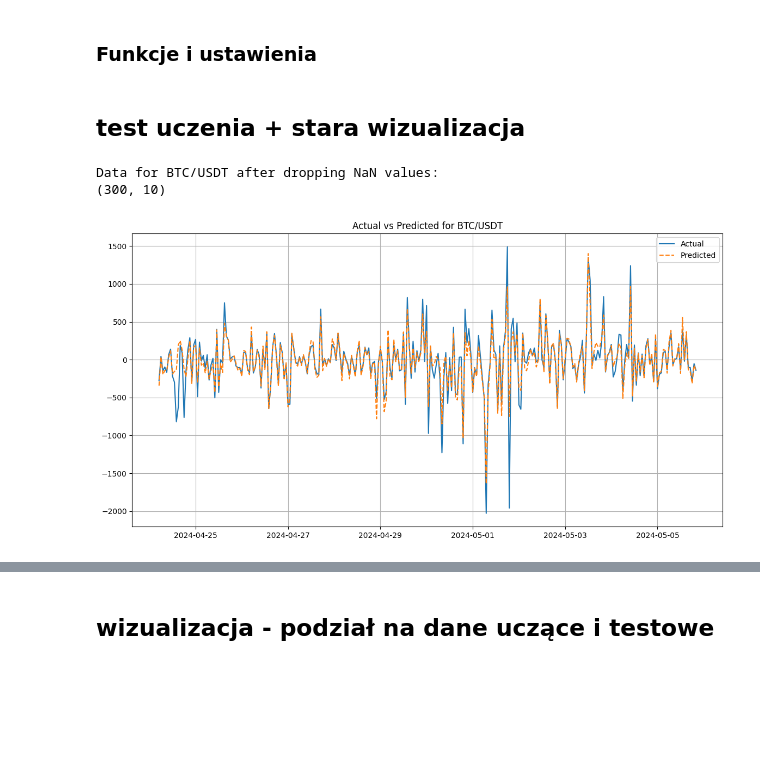
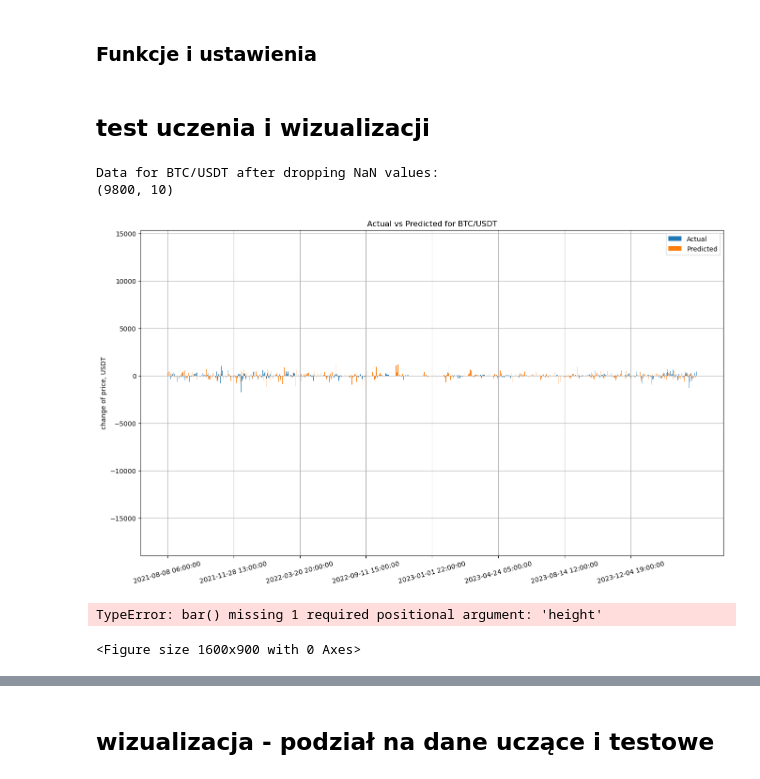
Before and after one commit to szym98/WSB_ML_crypto_model, a Jupyter notebook: Main_CryptoML.ipynb, the cells around one changed output, grey strips where cells are left out. Drawn from its saved outputs; the diff is of its cells as text; code cells hidden in the pictures; blank space fills up the shorter version.

```diff
--- a/Main_CryptoML.ipynb
+++ b/Main_CryptoML.ipynb
@@ -19,9 +21,12 @@ import matplotlib.pyplot as plt
 exchange = ccxt.binance()
 
 # Function to fetch OHLCV data
-def fetch_ohlcv(symbol, timeframe='1s', since=None):
-    ohlcv = exchange.fetch_ohlcv(symbol, timeframe, since=since)
-    dataframe = pd.DataFrame(ohlcv, columns=['timestamp', 'open', 'high', 'low', 'close', 'volume'])
+def fetch_ohlcv(symbol, timeframe='1h', n_frames=10000, since=None):
+    dataframe = pd.DataFrame(columns=['timestamp', 'open', 'high', 'low', 'close', 'volume'])
+    timediff = exchange.parse8601( datetime.utcnow().isoformat() ) - since
+    for i in range(1+n_frames//1000):
+        temp_ohlcv = pd.DataFrame(exchange.fetch_ohlcv(symbol, timeframe, since=since+(timediff*i*1000//n_frames), limit=1000),columns=['timestamp', 'open', 'high', 'low', 'close', 'volume'])
+        dataframe = pd.concat([dataframe, temp_ohlcv])
     dataframe['timestamp'] = pd.to_datetime(dataframe['timestamp'], unit='ms')
     # Add technical indicators
     dataframe['SMA_50'] = ta.trend.SMAIndicator(close=dataframe['close'], window=50).sma_indicator()
@@ -33,19 +38,13 @@ def fetch_ohlcv(symbol, timeframe='1s', since=None):
     dataframe.set_index('timestamp', inplace=True)
     return dataframe
 
-
 # Settings
 symbols= ['BTC/USDT', 'ETH/USDT', 'DOT/USDT', 'ADA/USDT', 'SOL/USDT']
 timeframe = '1h'
-n_hours = 1000  # Number of hours to fetch data for (e.g., 300 hours)
-since = exchange.parse8601(((datetime.utcnow()+ timedelta(hours=2)) - timedelta(hours=n_hours)).isoformat())
-
-dataframe = fetch_ohlcv(symbols[0], timeframe=timeframe, since=since)
-    # convert absolute values to relative values
-#dataframe.diff()
-dataframe
+n_hours = 25000  # ok. 3 lata
+since = exchange.parse8601( (datetime.utcnow() - timedelta(hours=n_hours)).isoformat() )
 # %% [markdown]
-## **test uczenia + stara wizualizacja** ##
+## **test uczenia i wizualizacji** ##
 # %%
 dataframe = fetch_ohlcv(symbols[0], timeframe=timeframe, since=since)
 
@@ -62,42 +61,39 @@ if dataframe.empty:
     raise ValueError(f"Dataframe for {symbols[0]} is empty after dropping NaN values. Check data fetching and indicator calculation steps.")
 
 
-model = MLPRegressor(hidden_layer_sizes=(125, 125), max_iter=10000, alpha=0.002,learning_rate='adaptive',tol=0.002, learning_rate_init=0.002, random_state=42)
+model = MLPRegressor(hidden_layer_sizes=(125, 125), max_iter=100, alpha=0.002,learning_rate='adaptive',tol=0.002, learning_rate_init=0.002, random_state=42)
 X = dataframe.drop(['close'], axis=1)
 y = dataframe['close']
 
 scaler = StandardScaler()
 X_scaled = scaler.fit_transform(X)
-
-
-len_win = 20
-n_splits = X.shape[0]//len_win
-
 tscv = TimeSeriesSplit(n_splits=40)
-
 predictions = []
 for train_index, test_index in tscv.split(X_scaled):
-    X_train, X_test = X_scaled[train_index], X_scaled[test_index]
+    X_train = scaler.fit_transform(X.values[train_index])
+    X_test = scaler.fit_transform(X.values[test_index])
     y_train, y_test = y.iloc[train_index], y.iloc[test_index]
     model.fit(X_train, y_train)
     y_pred = model.predict(X_test)
     predictions.extend(y_pred)
 
 # Plotting the results
 fig, ax = plt.subplots(figsize=(16, 9))
 x_temp = np.arange(len(dataframe.index[-len(predictions):]))
 w = 0.4
 ax.bar(x_temp - w/2, y.iloc[-len(predictions):], width=w, label="Actual")
 ax.bar(x_temp + w/2, predictions, width=w, label="Predicted")
 ax.set_ylabel("change of price, USDT")
 ax.set_xticks(x_temp)
 ax.set_xticklabels(dataframe.index[-len(predictions):].astype(str), rotation=15)
 plt.locator_params(axis="x", nbins=8)
 ax.grid(True)
 ax.set_title(f"Actual vs Predicted for {symbols[0]}")
 ax.legend()
 plt.show()
 # %% [output]
 Data for BTC/USDT after dropping NaN values:
-(300, 10)
+(9800, 10)
-[figure, old version]
+[figure, new version]
+TypeError: bar() missing 1 required positional argument: 'height'
+<Figure size 1600x900 with 0 Axes>
```
Also changed, not shown: parts of 9 cells of this notebook.
